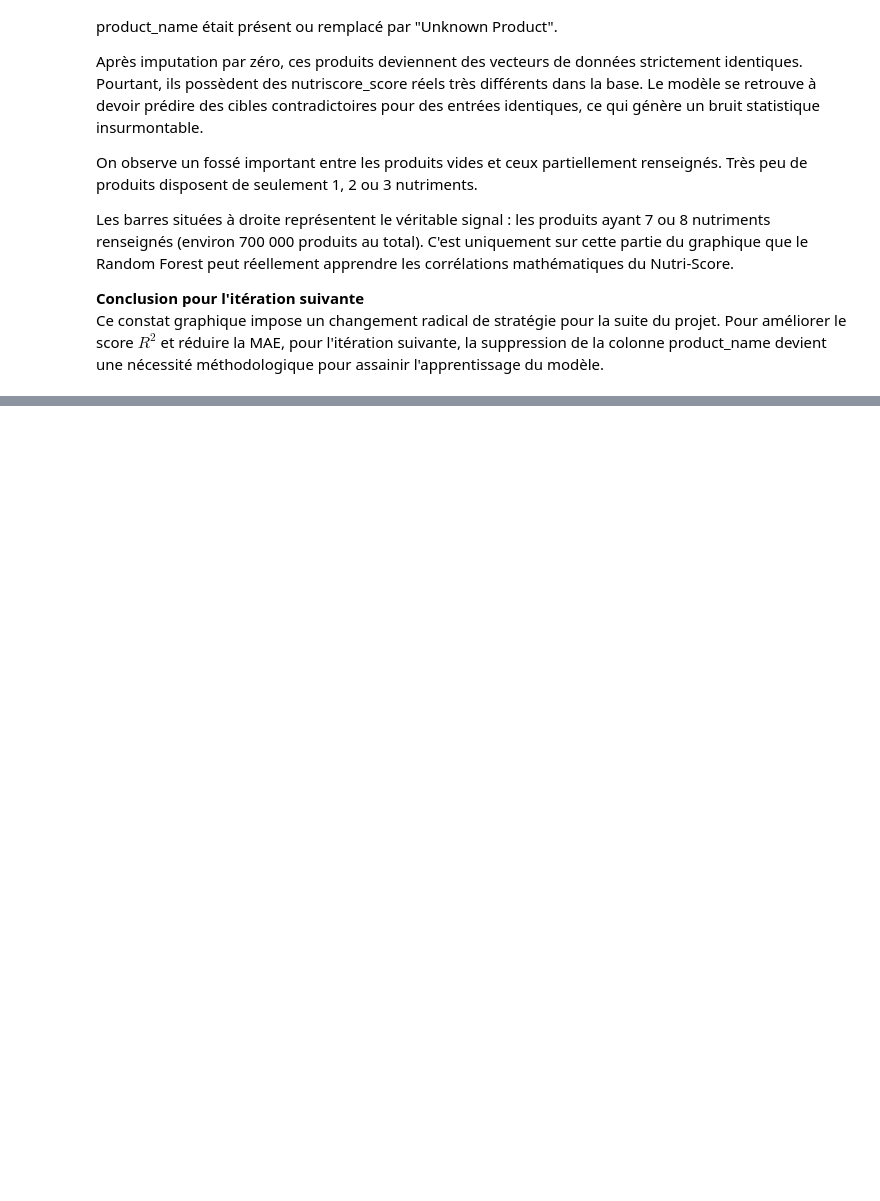
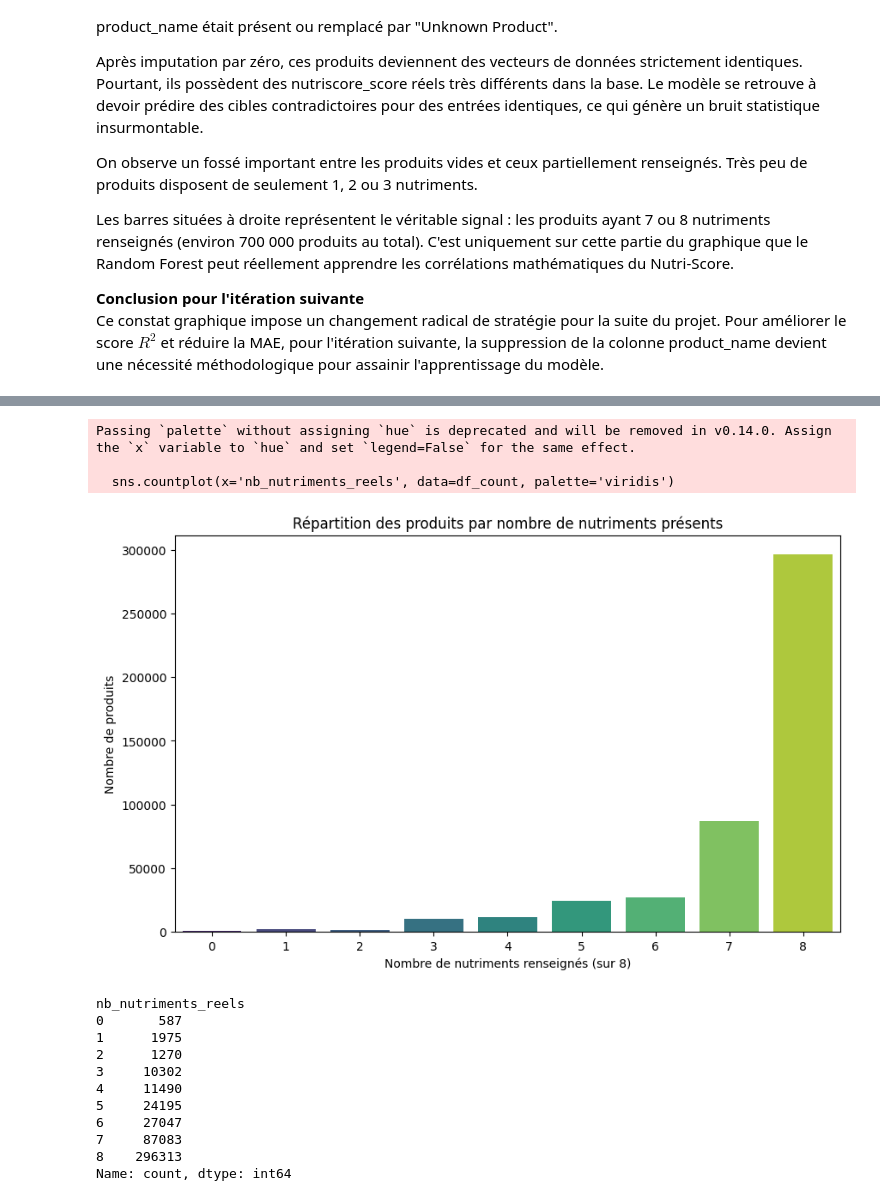
Before and after one commit to mhsylla/Openfoodfact, a Jupyter notebook: notebooks/index.ipynb, the cells around one changed output, grey strips where cells are left out. Saved outputs shown, nothing was run; the diff lists cells and outputs as text; code cells hidden in the pictures; blank space fills up the shorter version.

```diff
--- a/notebooks/index.ipynb
+++ b/notebooks/index.ipynb
@@ -589,6 +589,29 @@ Ces limites ne proviennt pas forcement de l'algorithme, mais de la conséquence
 
 
 En choisissant de conserver toutes les lignes où la colonne product_name était renseignée (même si les 8 colonnes nutritionnelles étaient vides), nous avons introduit un volume massif de données "fantômes". Ces produits possèdent une identité textuelle mais aucune substance biologique exploitable pour une régression.  La décision de maintenir les lignes où même le nom était absent (remplacé par "Unknown Product") pour sauver quelques rares lignes aux données nutritionnelles présentes a accentué ce phénomène. En appliquant ensuite une imputation par 0 sur tous les NaN, nous avons créé un dataset où une immense majorité de lignes sont mathématiquement identiques (vecteurs de zéros) tout en étant associées à des Nutri-Scores réels et variés (de A à E).
+# %%
+def plot_completude_nutri(df, colonnes_nutriments):
+    """
+    Calcule et visualise la répartition des produits selon le nombre
+    de nutriments réellement renseignés (non nuls).
+    """
+    # 1. Calcul de la complétude par ligne
+    # On compte les valeurs différentes de 0 pour chaque nutriment
+    df_count = df.copy()
+    df_count['nb_nutriments_reels'] = (df_count[colonnes_nutriments] != 0).sum(axis=1)
+
+    plt.figure(figsize=(10, 6))
+    sns.countplot(x='nb_nutriments_reels', data=df_count, palette='viridis')
+    plt.title('Répartition des produits par nombre de nutriments présents')
+    plt.xlabel('Nombre de nutriments renseignés (sur 8)')
+    plt.ylabel('Nombre de produits')
+
+    plt.show()
+
+    return df_count['nb_nutriments_reels'].value_counts().sort_index()
+
+# Utilisation
+# stats = plot_completude_nutri(df_cleaned, nutri_cols)
 # %%
 # Compter le nombre de nutriments non nuls par ligne (parmi les 8 nutri_cols)
 df_cleaned['nb_nutriments_reels'] = (df_cleaned[nutri_cols] != 0).sum(axis=1)
@@ -621,0 +687,6 @@ Ce constat graphique impose un changement radical de stratégie pour la suite du
+# %%
+df_cleaned_v2 = pd.read_csv(
+        "../data/02_openfoodfacts_clean.csv", sep=',',
+        on_bad_lines='skip',
+        low_memory=False
+    )
@@ -621,0 +726,18 @@ Ce constat graphique impose un changement radical de stratégie pour la suite du
+# %%
+plot_completude_nutri(df_cleaned_v2, nutri_cols)
+# %% [output]
+Passing `palette` without assigning `hue` is deprecated and will be removed in v0.14.0. Assign the `x` variable to `hue` and set `legend=False` for the same effect.
+
+  sns.countplot(x='nb_nutriments_reels', data=df_count, palette='viridis')
+[figure, added]
+nb_nutriments_reels
+0       587
+1      1975
+2      1270
+3     10302
+4     11490
+5     24195
+6     27047
+7     87083
+8    296313
+Name: count, dtype: int64
```
Also changed, not shown: parts of 24 cells of this notebook, 2 other files.
